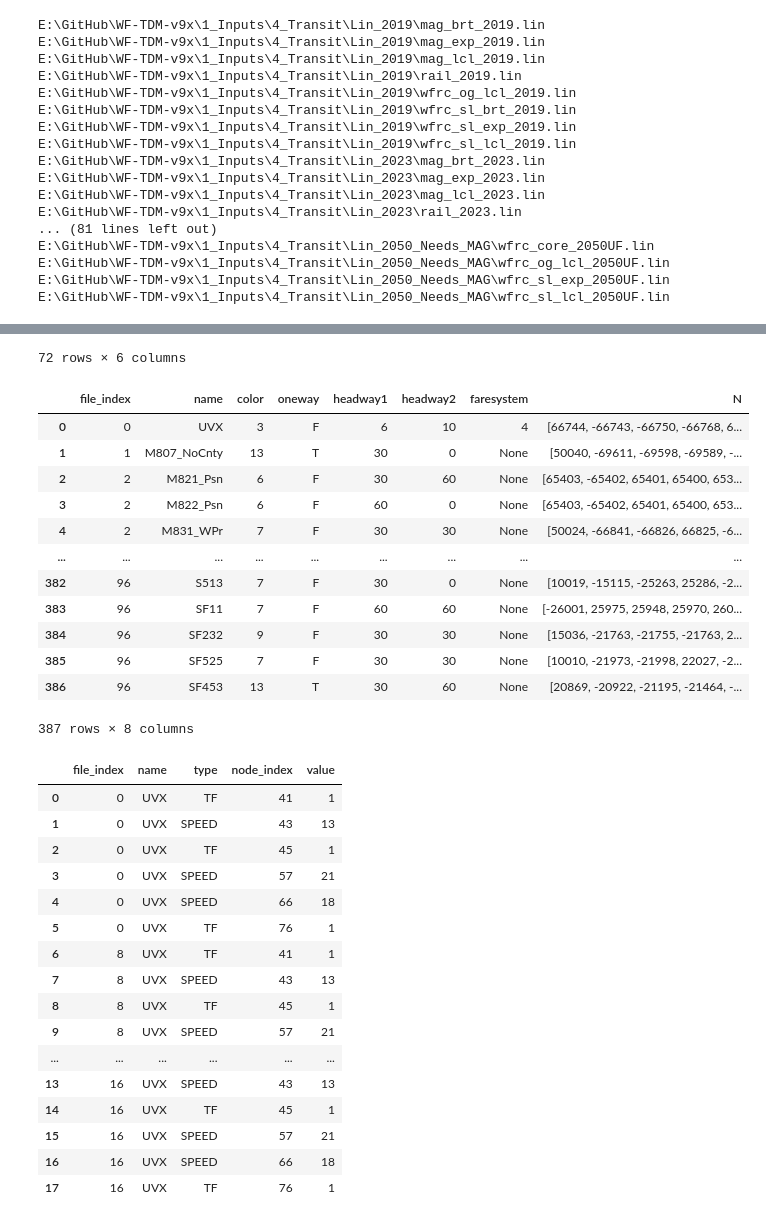
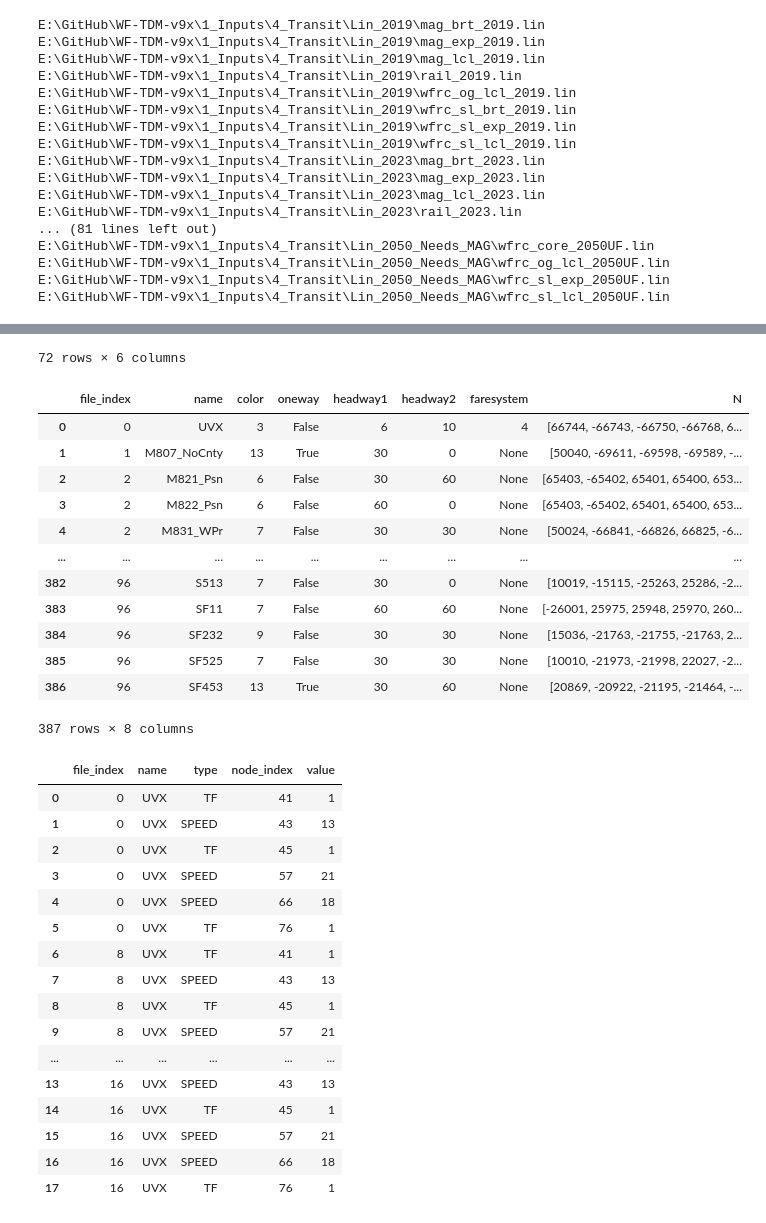
Before and after one commit to WFRCAnalytics/Resources, a Jupyter notebook: TDM/Parse-Transit-Lin-Files/parse-model-transit-lin-files.ipynb, the cells around one changed output, grey strips where cells are left out. Cells and saved outputs as stored; diff of their text form; code cells hidden in the pictures.

```diff
--- a/TDM/Parse-Transit-Lin-Files/parse-model-transit-lin-files.ipynb
+++ b/TDM/Parse-Transit-Lin-Files/parse-model-transit-lin-files.ipynb
@@ -26,7 +26,6 @@ def preprocess_and_parse_file(file_path, file_index):
             do = 'nothing'
         elif line.startswith('LINE'):
             if buffer:
-                buffer = buffer.replace(', ', ',')
                 cleaned_lines.append(buffer)
                 buffer = ""
             buffer = line.strip()
@@ -35,7 +34,6 @@ def preprocess_and_parse_file(file_path, file_index):
 
     # flush buffer
     if buffer:
-        buffer = buffer.replace(', ', ',')
         cleaned_lines.append(buffer)
         buffer = ""
 
@@ -121,73 +119,76 @@ def read_all_lin_files(transit_folder_path):
 parsed_data, speed_tf_positions = read_all_lin_files(transit_folder_path)
 
 # Convert the parsed data to DataFrames
-df = pd.DataFrame(parsed_data)
+lines_df = pd.DataFrame(parsed_data)
+
+lines_df['oneway'] = lines_df['oneway'].replace({'T': True, 'F': False})
+
 speed_tf_df = pd.DataFrame(speed_tf_positions)
 
 
 # Normalize the N column and create 'stop' column
-exploded_df = df.explode('N').reset_index(drop=True)
-exploded_df = exploded_df[['file_index','name', 'N']]
-exploded_df['node_id'] = exploded_df['N'].abs()
-exploded_df['is_stop'] = exploded_df['N'] > 0
+nodes_df = lines_df.explode('N').reset_index(drop=True)
+nodes_df = nodes_df[['file_index','name', 'N']]
+nodes_df['node_id'] = nodes_df['N'].abs()
+nodes_df['is_stop'] = nodes_df['N'] > 0
 
 # Add the index as a separate column to indicate the position of each number in the list
-exploded_df['node_seq'] = exploded_df.groupby('name').cumcount()
+nodes_df['node_seq'] = nodes_df.groupby('name').cumcount()
 
 # Add the index as a separate column to indicate the position of each number in the list
-exploded_df['node_seq'] = exploded_df.groupby('name').cumcount()
+nodes_df['node_seq'] = nodes_df.groupby('name').cumcount()
 
-df_files = df.groupby(['file_index','model','transit_scenario','filename','file_path'], as_index=False).agg(numRoutes=('name','count'))
+df_files = lines_df.groupby(['file_index','model','transit_scenario','filename','file_path'], as_index=False).agg(numRoutes=('name','count'))
 
-df = df[['file_index','name','color','oneway','headway1','headway2','faresystem','N']]#.drop(columns=['model','transit_scenario','filename','file_path'], inplace=True)
+lines_df = lines_df[['file_index','name','color','oneway','headway1','headway2','faresystem','N']]#.drop(columns=['model','transit_scenario','filename','file_path'], inplace=Trulinks_e)
 
 display(df_files)
-display(df)
+display(lines_df)
 display(speed_tf_df)
-display(exploded_df)
+display(nodes_df)
 # %% [output]
 E:\GitHub\WF-TDM-v9x\1_Inputs\4_Transit\Lin_2019\mag_brt_2019.lin
 E:\GitHub\WF-TDM-v9x\1_Inputs\4_Transit\Lin_2019\mag_exp_2019.lin
 E:\GitHub\WF-TDM-v9x\1_Inputs\4_Transit\Lin_2019\mag_lcl_2019.lin
 E:\GitHub\WF-TDM-v9x\1_Inputs\4_Transit\Lin_2019\rail_2019.lin
 E:\GitHub\WF-TDM-v9x\1_Inputs\4_Transit\Lin_2019\wfrc_og_lcl_2019.lin
 E:\GitHub\WF-TDM-v9x\1_Inputs\4_Transit\Lin_2019\wfrc_sl_brt_2019.lin
 E:\GitHub\WF-TDM-v9x\1_Inputs\4_Transit\Lin_2019\wfrc_sl_exp_2019.lin
 E:\GitHub\WF-TDM-v9x\1_Inputs\4_Transit\Lin_2019\wfrc_sl_lcl_2019.lin
 E:\GitHub\WF-TDM-v9x\1_Inputs\4_Transit\Lin_2023\mag_brt_2023.lin
 E:\GitHub\WF-TDM-v9x\1_Inputs\4_Transit\Lin_2023\mag_exp_2023.lin
 E:\GitHub\WF-TDM-v9x\1_Inputs\4_Transit\Lin_2023\mag_lcl_2023.lin
 E:\GitHub\WF-TDM-v9x\1_Inputs\4_Transit\Lin_2023\rail_2023.lin
 ... (81 lines left out)
 E:\GitHub\WF-TDM-v9x\1_Inputs\4_Transit\Lin_2050_Needs_MAG\wfrc_core_2050UF.lin
 E:\GitHub\WF-TDM-v9x\1_Inputs\4_Transit\Lin_2050_Needs_MAG\wfrc_og_lcl_2050UF.lin
 E:\GitHub\WF-TDM-v9x\1_Inputs\4_Transit\Lin_2050_Needs_MAG\wfrc_sl_exp_2050UF.lin
 E:\GitHub\WF-TDM-v9x\1_Inputs\4_Transit\Lin_2050_Needs_MAG\wfrc_sl_lcl_2050UF.lin
 |  | file_index | model | transit_scenario | filename | file_path | numRoutes |
 | 0 | 0 | WF-TDM-v9x | Lin_2019 | mag_brt_2019.lin | E:\GitHub\WF-TDM-v9x\1_Inputs\4_T... | 1 |
 | 1 | 1 | WF-TDM-v9x | Lin_2019 | mag_exp_2019.lin | E:\GitHub\WF-TDM-v9x\1_Inputs\4_T... | 1 |
 | 2 | 2 | WF-TDM-v9x | Lin_2019 | mag_lcl_2019.lin | E:\GitHub\WF-TDM-v9x\1_Inputs\4_T... | 4 |
 | 3 | 4 | WF-TDM-v9x | Lin_2019 | wfrc_og_lcl_2019.lin | E:\GitHub\WF-TDM-v9x\1_Inputs\4_T... | 5 |
 | 4 | 6 | WF-TDM-v9x | Lin_2019 | wfrc_sl_exp_2019.lin | E:\GitHub\WF-TDM-v9x\1_Inputs\4_T... | 11 |
 | ... | ... | ... | ... | ... | ... | ... |
 | 67 | 92 | WF-TDM-v9x | Lin_2050_Needs_MAG | wfrc_brt_2050UF.lin | E:\GitHub\WF-TDM-v9x\1_Inputs\4_T... | 1 |
 | 68 | 93 | WF-TDM-v9x | Lin_2050_Needs_MAG | wfrc_core_2050UF.lin | E:\GitHub\WF-TDM-v9x\1_Inputs\4_T... | 1 |
 | 69 | 94 | WF-TDM-v9x | Lin_2050_Needs_MAG | wfrc_og_lcl_2050UF.lin | E:\GitHub\WF-TDM-v9x\1_Inputs\4_T... | 3 |
 | 70 | 95 | WF-TDM-v9x | Lin_2050_Needs_MAG | wfrc_sl_exp_2050UF.lin | E:\GitHub\WF-TDM-v9x\1_Inputs\4_T... | 2 |
 | 71 | 96 | WF-TDM-v9x | Lin_2050_Needs_MAG | wfrc_sl_lcl_2050UF.lin | E:\GitHub\WF-TDM-v9x\1_Inputs\4_T... | 12 |
 72 rows × 6 columns
 |  | file_index | name | color | oneway | headway1 | headway2 | faresystem | N |
-| 0 | 0 | UVX | 3 | F | 6 | 10 | 4 | [66744, -66743, -66750, -66768, 6... |
-| 1 | 1 | M807_NoCnty | 13 | T | 30 | 0 | None | [50040, -69611, -69598, -69589, -... |
-| 2 | 2 | M821_Psn | 6 | F | 30 | 60 | None | [65403, -65402, 65401, 65400, 653... |
-| 3 | 2 | M822_Psn | 6 | F | 60 | 0 | None | [65403, -65402, 65401, 65400, 653... |
-| 4 | 2 | M831_WPr | 7 | F | 30 | 30 | None | [50024, -66841, -66826, 66825, -6... |
+| 0 | 0 | UVX | 3 | False | 6 | 10 | 4 | [66744, -66743, -66750, -66768, 6... |
+| 1 | 1 | M807_NoCnty | 13 | True | 30 | 0 | None | [50040, -69611, -69598, -69589, -... |
+| 2 | 2 | M821_Psn | 6 | False | 30 | 60 | None | [65403, -65402, 65401, 65400, 653... |
+| 3 | 2 | M822_Psn | 6 | False | 60 | 0 | None | [65403, -65402, 65401, 65400, 653... |
+| 4 | 2 | M831_WPr | 7 | False | 30 | 30 | None | [50024, -66841, -66826, 66825, -6... |
 | ... | ... | ... | ... | ... | ... | ... | ... | ... |
-| 382 | 96 | S513 | 7 | F | 30 | 0 | None | [10019, -15115, -25263, 25286, -2... |
-| 383 | 96 | SF11 | 7 | F | 60 | 60 | None | [-26001, 25975, 25948, 25970, 260... |
-| 384 | 96 | SF232 | 9 | F | 30 | 30 | None | [15036, -21763, -21755, -21763, 2... |
-| 385 | 96 | SF525 | 7 | F | 30 | 30 | None | [10010, -21973, -21998, 22027, -2... |
-| 386 | 96 | SF453 | 13 | T | 30 | 60 | None | [20869, -20922, -21195, -21464, -... |
+| 382 | 96 | S513 | 7 | False | 30 | 0 | None | [10019, -15115, -25263, 25286, -2... |
+| 383 | 96 | SF11 | 7 | False | 60 | 60 | None | [-26001, 25975, 25948, 25970, 260... |
+| 384 | 96 | SF232 | 9 | False | 30 | 30 | None | [15036, -21763, -21755, -21763, 2... |
+| 385 | 96 | SF525 | 7 | False | 30 | 30 | None | [10010, -21973, -21998, 22027, -2... |
+| 386 | 96 | SF453 | 13 | True | 30 | 60 | None | [20869, -20922, -21195, -21464, -... |
 387 rows × 8 columns
 |  | file_index | name | type | node_index | value |
 | 0 | 0 | UVX | TF | 41 | 1 |
```
Also changed, not shown: parts of 3 cells of this notebook, 2 other files.
